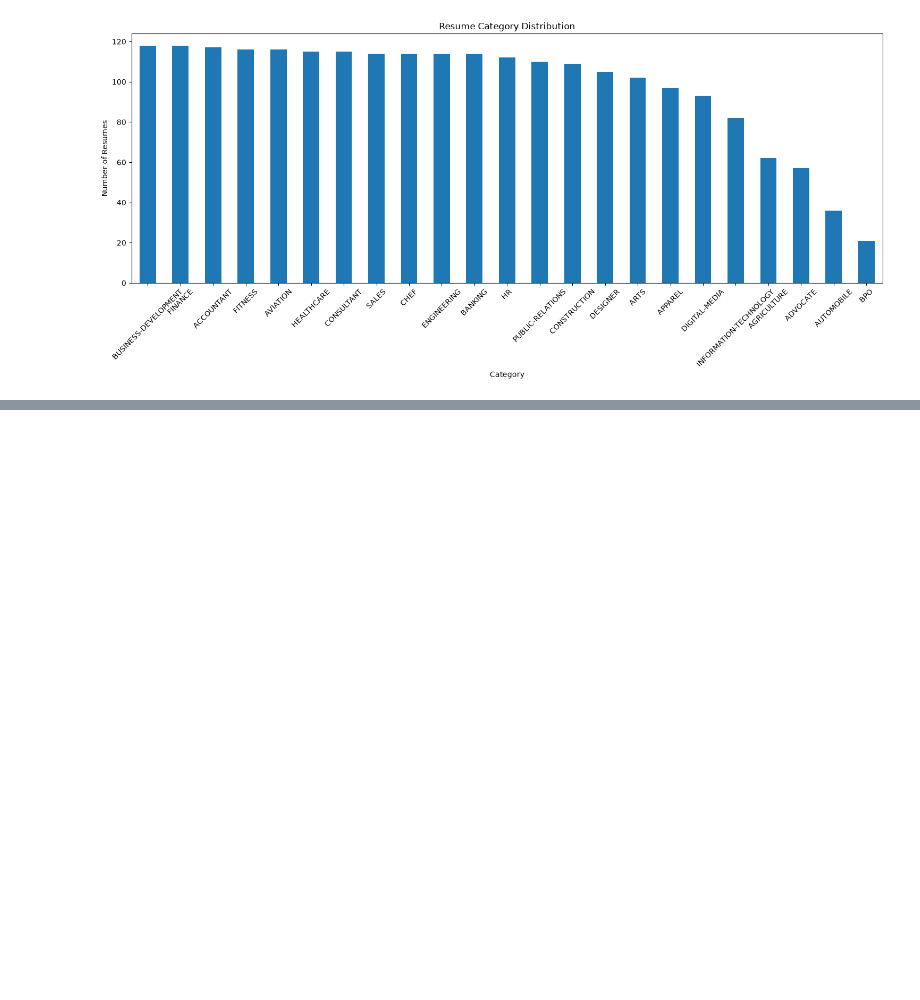
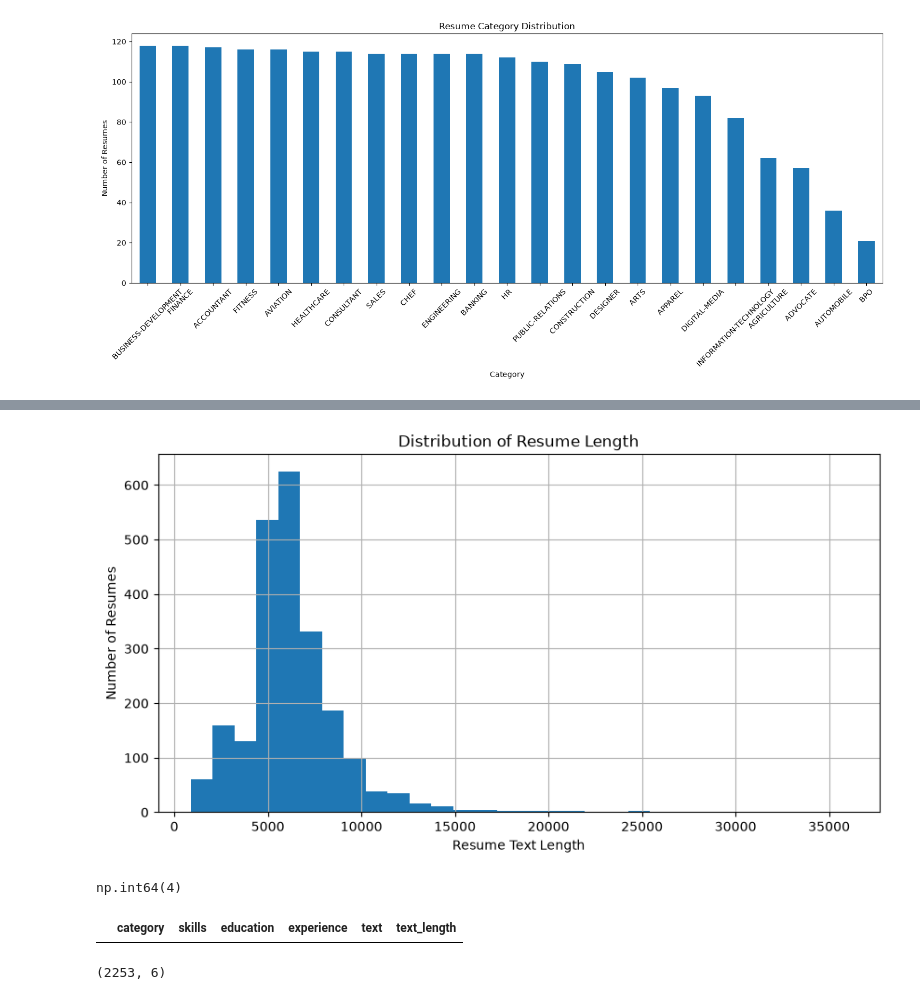
Before and after one commit to rahul-gitt/MY-PROJECTS, a Jupyter notebook: AI Job-Match Analyzer/main.ipynb, the cells around one changed output, grey strips where cells are left out. Cells and saved outputs as stored; diff of their text form; code cells hidden in the pictures; blank space fills up the shorter version.

```diff
--- a/AI Job-Match Analyzer/main.ipynb
+++ b/AI Job-Match Analyzer/main.ipynb
@@ -100,0 +109,4 @@ plt.show()
+# %%
+df['text_length'] = df['text'].str.len()
+
+df['text_length'].describe()
@@ -100,0 +123,14 @@ plt.show()
+# %%
+
+df['text_length'].hist(bins=30, figsize=(10, 5))
+
+plt.xlabel('Resume Text Length')
+plt.ylabel('Number of Resumes')
+plt.title('Distribution of Resume Length')
+plt.show()
+# %% [output]
+[figure, added]
+# %%
+df['text'].duplicated().sum()
+# %% [output]
+np.int64(4)
@@ -100,0 +139,8 @@ plt.show()
+# %%
+df[df['text'].duplicated(keep=False)]
+# %% [output]
+|  | category | skills | education | experience | text | text_length |
+# %%
+df.shape
+# %% [output]
+(2253, 6)
```
Also changed, not shown: parts of 19 cells of this notebook, 3 other files.
